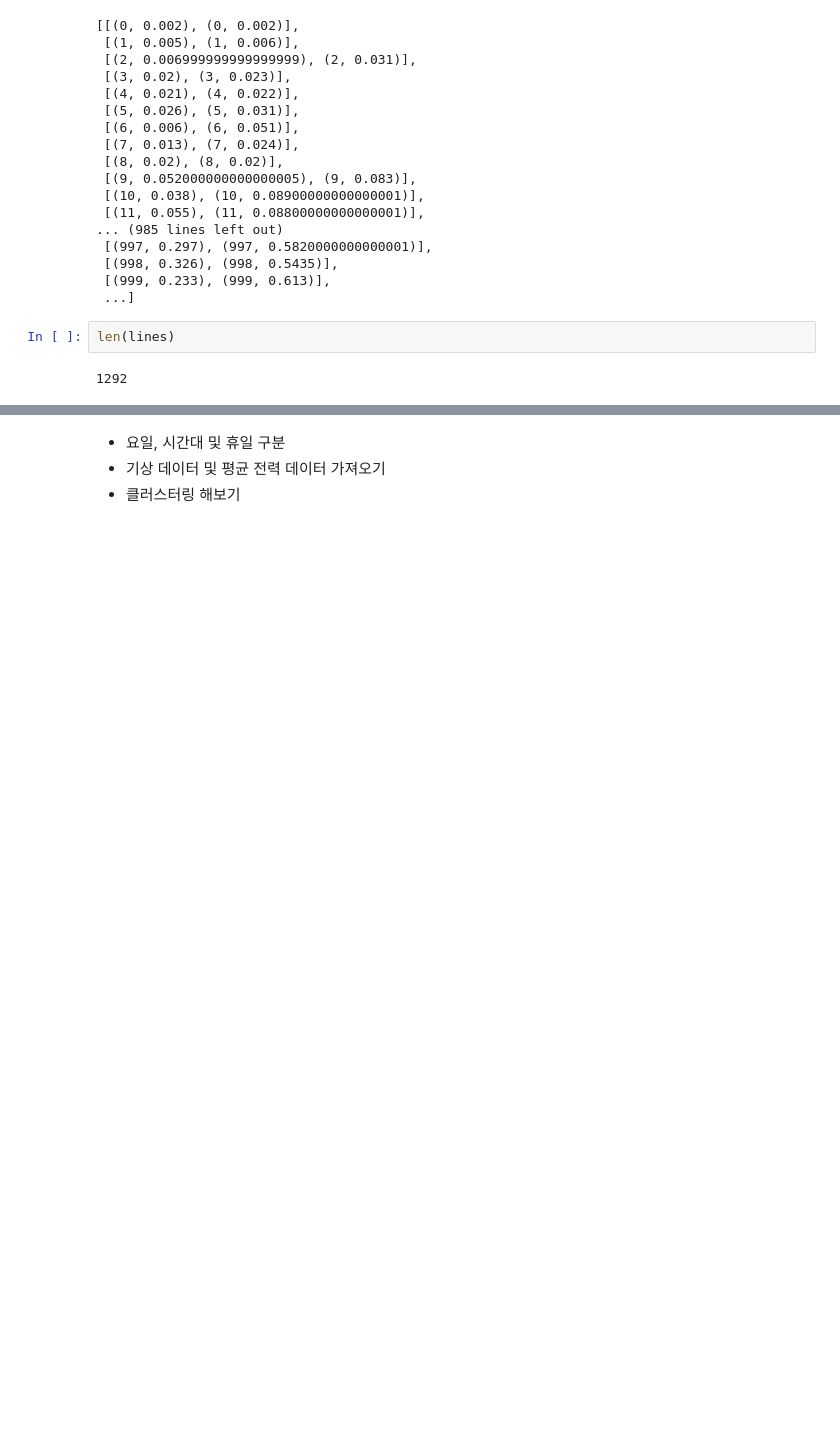
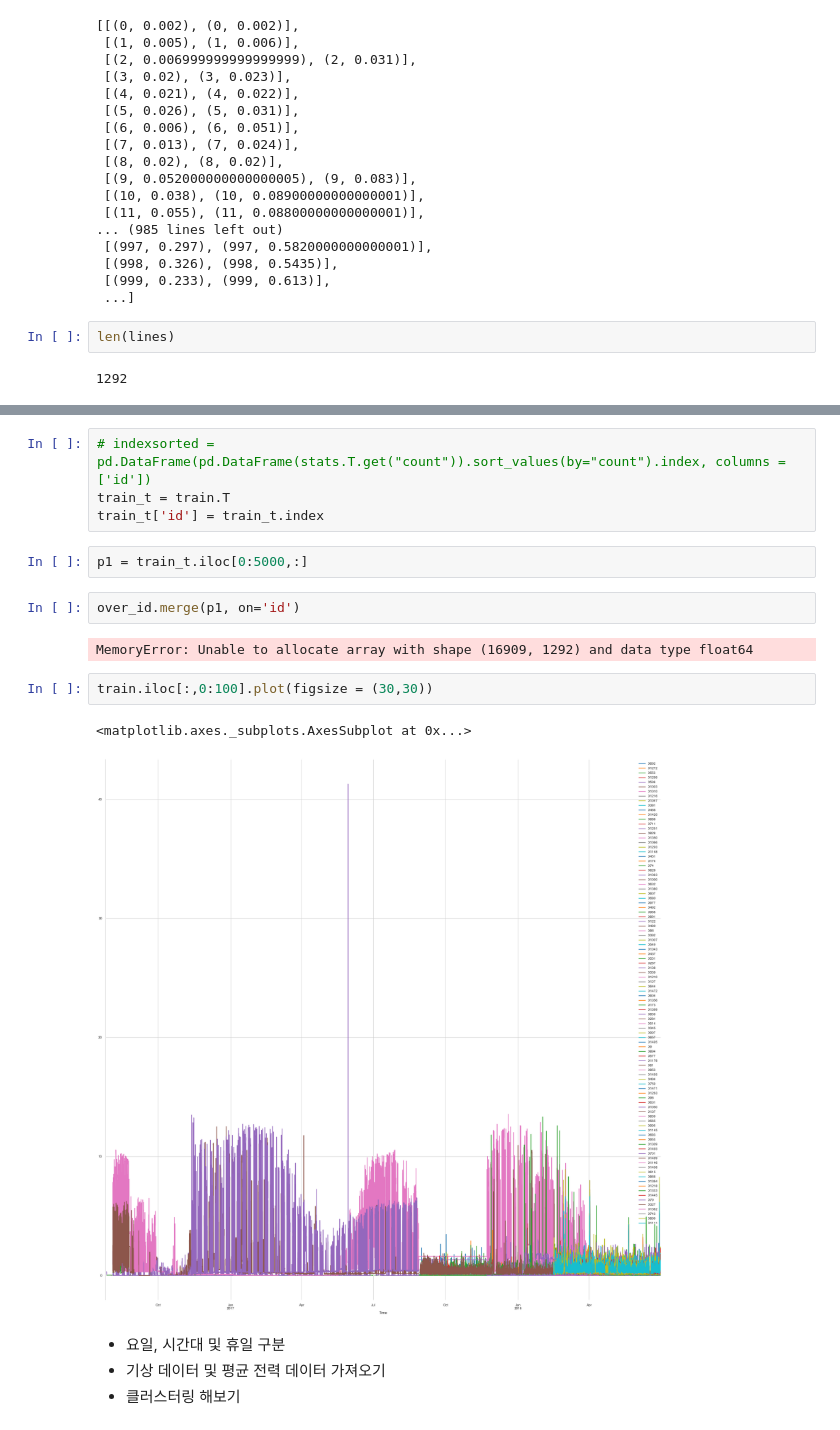
Before and after one commit to yagippi27/DACON_CONTEST_2019, a Jupyter notebook: sp01.ipynb, the cells around one changed output, grey strips where cells are left out. Drawn from its saved outputs; the diff is of its cells as text; blank space fills up the shorter version.

```diff
--- a/sp01.ipynb
+++ b/sp01.ipynb
@@ -192,3 +230,18 @@ MemoryError: In RendererAgg: Out of memory
+# %%
+# indexsorted = pd.DataFrame(pd.DataFrame(stats.T.get("count")).sort_values(by="count").index, columns = ['id'])
+train_t = train.T
+train_t['id'] = train_t.index
+# %%
+p1 = train_t.iloc[0:5000,:]
+# %%
+over_id.merge(p1, on='id')
+# %% [output]
+MemoryError: Unable to allocate array with shape (16909, 1292) and data type float64
+# %%
+train.iloc[:,0:100].plot(figsize = (30,30))
+# %% [output]
+<matplotlib.axes._subplots.AxesSubplot at 0x...>
+[figure, added]
 # %% [markdown]
 * 요일, 시간대 및 휴일 구분
 * 기상 데이터 및 평균 전력 데이터 가져오기
```
Also changed, not shown: parts of 6 cells of this notebook, 2 other files.
